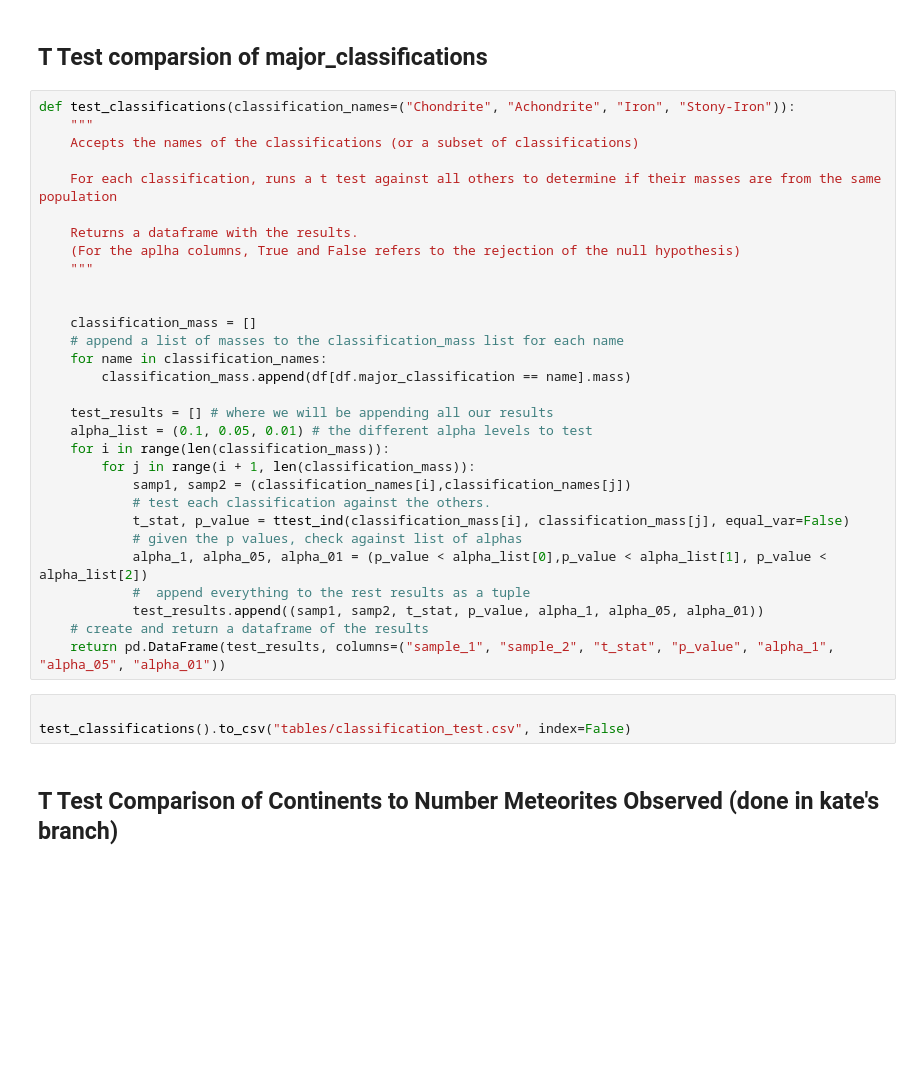
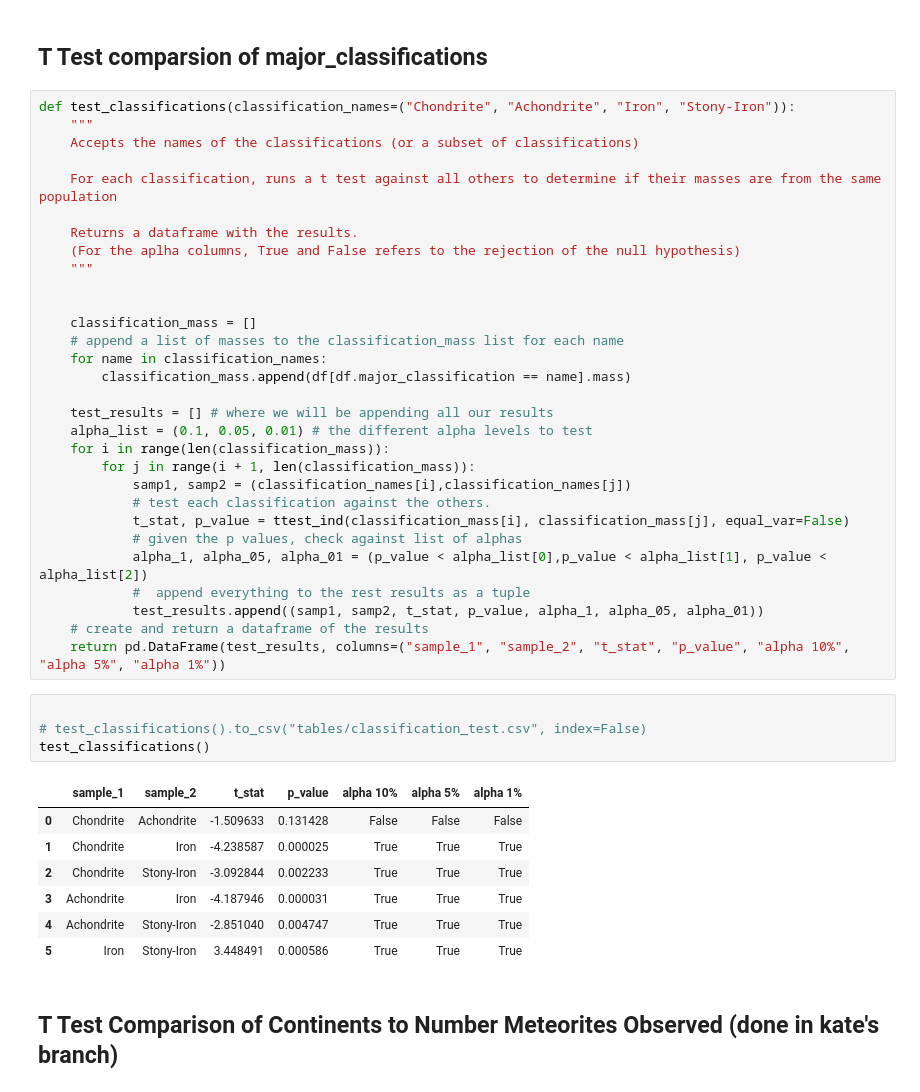
Before and after one commit to QED0711/nasa-meteorite-analysis, a Jupyter notebook: TESTING.ipynb, the cells around one changed output. Saved outputs shown, nothing was run; the diff lists cells and outputs as text; blank space fills up the shorter version.

```diff
--- a/TESTING.ipynb
+++ b/TESTING.ipynb
@@ -65,10 +65,19 @@ def test_classifications(classification_names=("Chondrite", "Achondrite", "Iron"
             #  append everything to the rest results as a tuple
             test_results.append((samp1, samp2, t_stat, p_value, alpha_1, alpha_05, alpha_01))
     # create and return a dataframe of the results
-    return pd.DataFrame(test_results, columns=("sample_1", "sample_2", "t_stat", "p_value", "alpha_1", "alpha_05", "alpha_01"))
+    return pd.DataFrame(test_results, columns=("sample_1", "sample_2", "t_stat", "p_value", "alpha 10%", "alpha 5%", "alpha 1%"))
 # %%
 
-test_classifications().to_csv("tables/classification_test.csv", index=False)
+# test_classifications().to_csv("tables/classification_test.csv", index=False)
+test_classifications()
+# %% [output]
+|  | sample_1 | sample_2 | t_stat | p_value | alpha 10% | alpha 5% | alpha 1% |
+| 0 | Chondrite | Achondrite | -1.509633 | 0.131428 | False | False | False |
+| 1 | Chondrite | Iron | -4.238587 | 0.000025 | True | True | True |
+| 2 | Chondrite | Stony-Iron | -3.092844 | 0.002233 | True | True | True |
+| 3 | Achondrite | Iron | -4.187946 | 0.000031 | True | True | True |
+| 4 | Achondrite | Stony-Iron | -2.851040 | 0.004747 | True | True | True |
+| 5 | Iron | Stony-Iron | 3.448491 | 0.000586 | True | True | True |
 # %% [markdown]
 ## T Test Comparison of Continents to Number Meteorites Observed (done in kate's branch)
 # %% [markdown]
```
Also changed, not shown: parts of 7 cells of this notebook, 3 other files.
